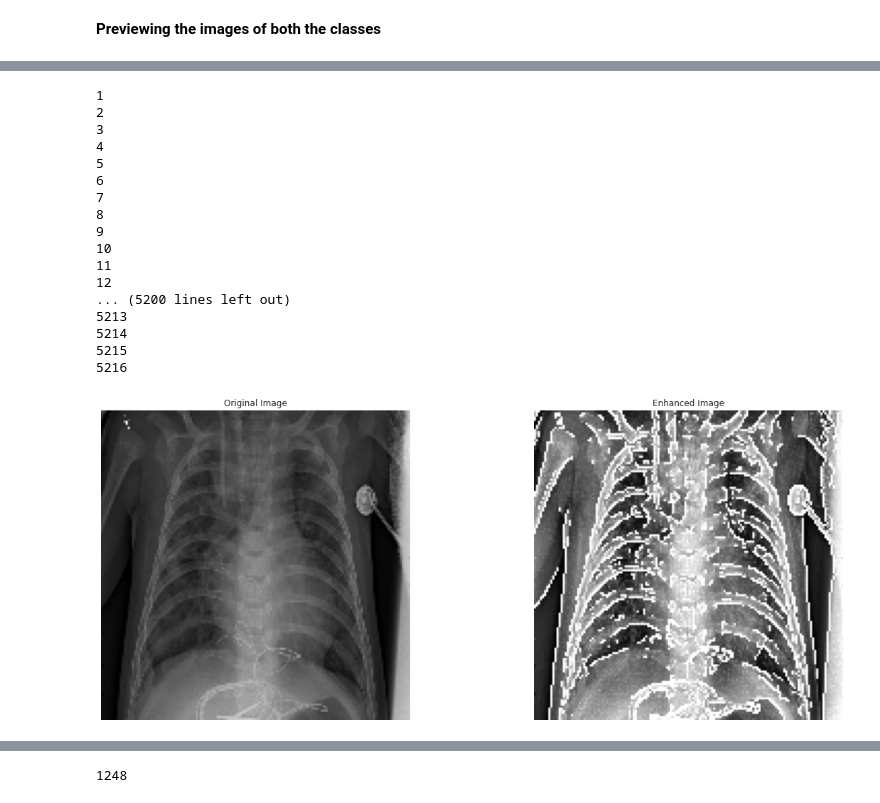
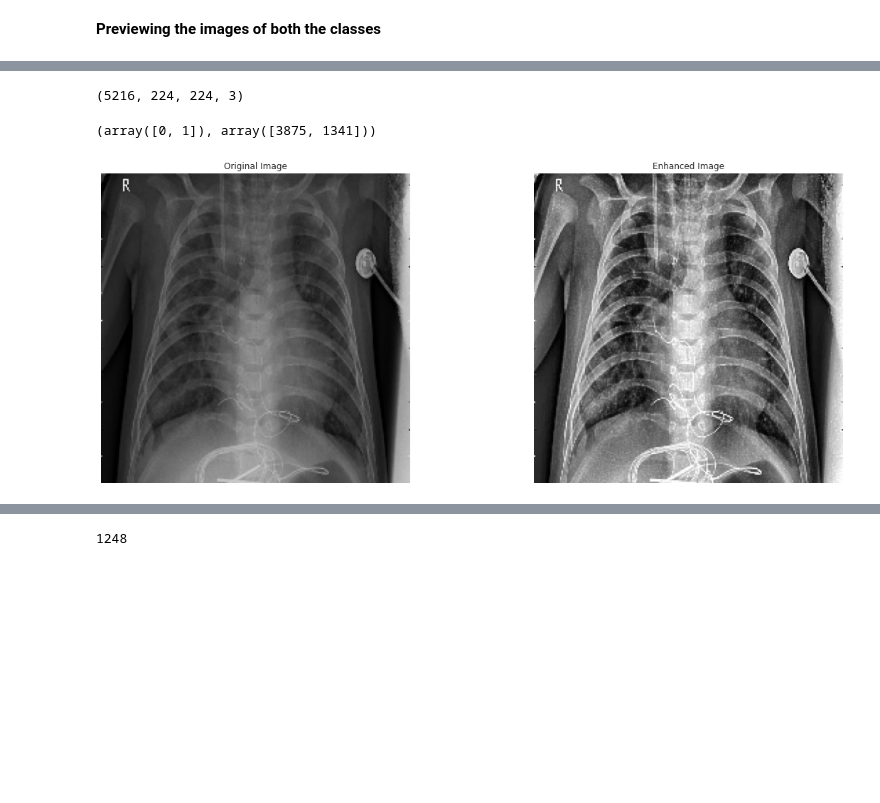
Before and after one commit to codersouro28/Pneumonia-Classification, a Jupyter notebook: Pneumonia-Detection-VGG16.ipynb, the cells around one changed output, grey strips where cells are left out. Cells and saved outputs as stored; diff of their text form; code cells hidden in the pictures; blank space fills up the shorter version.

Commit message:
Kaggle Notebook | Pneumonia Detection using CNN | Version 2

```diff
--- a/Pneumonia-Detection-VGG16.ipynb
+++ b/Pneumonia-Detection-VGG16.ipynb
@@ -17,6 +19,7 @@ import os
 # %%
+import tensorflow as tf
 labels = ['PNEUMONIA', 'NORMAL']
-img_size = 150
+img_size = 224
 def get_training_data(data_dir):
     data = []
     for label in labels:
@@ -28,6 +31,7 @@ def get_training_data(data_dir):
                 # Convert the image from BGR to RGB
                 img_arr = cv2.cvtColor(img_arr, cv2.COLOR_BGR2RGB)
                 resized_arr = cv2.resize(img_arr, (img_size, img_size)) # Reshaping images to preferred size
+
                 data.append([resized_arr, class_num])
             except Exception as e:
                 print(e)
@@ -103,3 +107,7 @@ for feature, label in val:
 x_train = np.array(x_train) / 255
 x_val = np.array(x_val) / 255
 x_test = np.array(x_test) / 255
+# %%
+x_train.shape
+# %% [output]
+(5216, 224, 224, 3)
@@ -106,20 +126,20 @@ x_test = np.array(x_test) / 255
+# %%
+#Classes balanced - equal counts of each label
+print(np.unique(y_train, return_counts=True))
+# %% [output]
+(array([0, 1]), array([3875, 1341]))
 # %%
-import cv2
-import numpy as np
-import matplotlib.pyplot as plt
-
-# Assuming 'train' contains the images and labels as a list of [image, label] pairs
 train2 = []  # This will store the enhanced images and their labels
-z = 1
-
-# Loop through each image in the train dataset
-for image_data in train:
-    image = image_data[0]  # Extract the image
-    label = image_data[1]  # Extract the label
-
+for idx, image in enumerate(x_train):
+    label = y_train[idx]  # Extract the corresponding label
 
     # Split the image into its R, G, and B channels
     b, g, r = cv2.split(image)
+
+    # Convert each channel to 8-bit unsigned integer format if necessary
+    b = cv2.normalize(b, None, 0, 255, cv2.NORM_MINMAX).astype('uint8')
+    g = cv2.normalize(g, None, 0, 255, cv2.NORM_MINMAX).astype('uint8')
+    r = cv2.normalize(r, None, 0, 255, cv2.NORM_MINMAX).astype('uint8')
 
     # Apply CLAHE to each channel
     clahe = cv2.createCLAHE(clipLimit=3.0, tileGridSize=(6, 6))
@@ -130,69 +150,48 @@ for image_data in train:
     # Merge the channels back into a single RGB image
     enhanced_image = cv2.merge([b, g, r])
 
-    # Create a high-pass filter by subtracting a low-pass filter (using a box filter to avoid blurring) from the original
+    # Create a high-pass filter by subtracting a low-pass filter from the original
     low_pass = cv2.boxFilter(enhanced_image, ddepth=-1, ksize=(3, 3))
     high_pass = cv2.subtract(enhanced_image, low_pass)
 
     # Combine the high-pass filter with the original image to enhance edges
     enhanced_image = cv2.add(enhanced_image, high_pass)
 
-    # Apply Canny edge detection (it returns a single-channel image)
+    # Apply Canny edge detection
     feature = cv2.Canny(enhanced_image, 250, 300, apertureSize=3)
 
     # Apply morphological operations to remove noise
-    kernel = np.ones((3, 3), np.uint8)  # You can adjust kernel size
-    feature_cleaned = cv2.morphologyEx(feature, cv2.MORPH_OPEN, kernel)  # Removes small white noise
+    kernel = np.ones((3, 3), np.uint8)
+    feature_cleaned = cv2.morphologyEx(feature, cv2.MORPH_OPEN, kernel)
 
     # Convert the single-channel Canny result to 3 channels
-    feature_rgb = cv2.cvtColor(feature, cv2.COLOR_GRAY2BGR)
+    feature_rgb = cv2.cvtColor(feature_cleaned, cv2.COLOR_GRAY2BGR)
 
     # Add the Canny edges back to the enhanced RGB image
     final_output = cv2.add(enhanced_image, feature_rgb)
 
-
     # Save the final enhanced image with its label in train2
     train2.append([final_output, label])
-
-    print(z)
-    z += 1
 
 # Example: Display an original and enhanced image side by side
 plt.figure(figsize=(20, 8))
 plt.subplot(1, 2, 1)
 if len(train[0][0].shape) == 3:
     plt.imshow(cv2.cvtColor(train[0][0], cv2.COLOR_BGR2RGB))
 else:
     plt.imshow(train[0][0], cmap='gray')
 plt.title('Original Image')
 plt.axis('off')
 
 plt.subplot(1, 2, 2)
 if len(train2[0][0].shape) == 3:
     plt.imshow(cv2.cvtColor(train2[0][0], cv2.COLOR_BGR2RGB))
 else:
     plt.imshow(train2[0][0], cmap='gray')
 plt.title('Enhanced Image')
 plt.axis('off')
 
 plt.show()
 # %% [output]
-1
-2
-3
-4
-5
-6
-7
-8
-9
-10
-11
-12
-... (5200 lines left out)
-5213
-5214
-5215
-5216
-[figure, old version]
+[figure, new version]
 # %%
```
Also changed, not shown: parts of 22 cells of this notebook.
